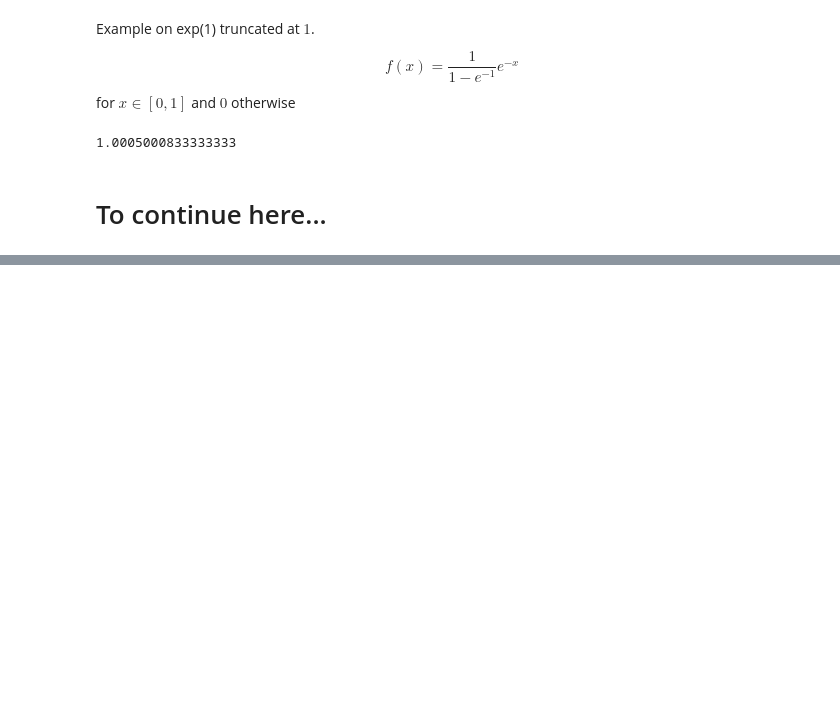
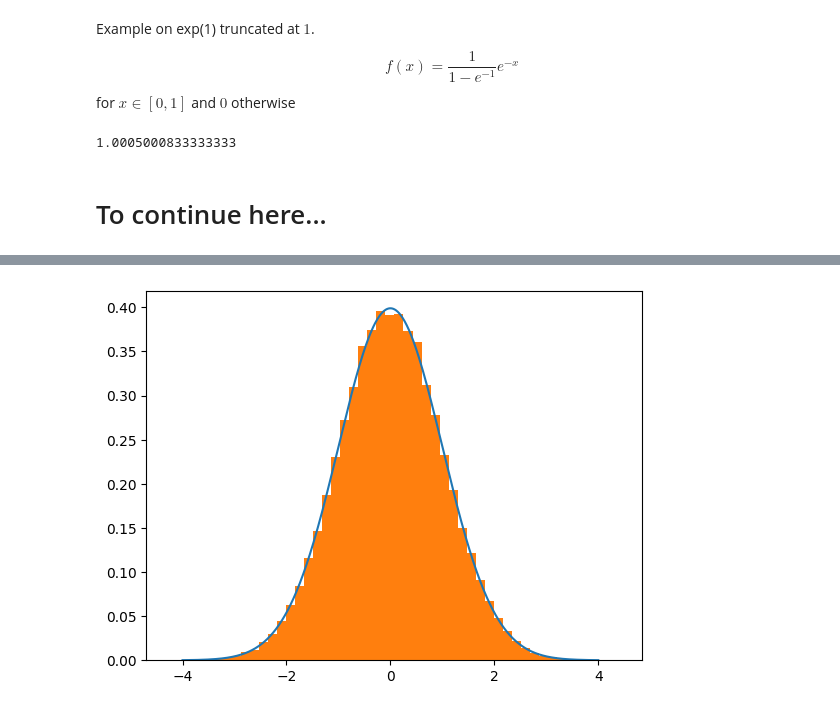
Before and after one commit to yoninazarathy/uq-stat2003-demos, a Jupyter notebook: Lec13_14.ipynb, the cells around one changed output, grey strips where cells are left out. Saved outputs shown, nothing was run; the diff lists cells and outputs as text; code cells hidden in the pictures; blank space fills up the shorter version.

```diff
--- a/Lec13_14.ipynb
+++ b/Lec13_14.ipynb
@@ -154,0 +196,11 @@ sum([target_exp_f(x)*0.001 for x in np.arange(0,1,0.001)]) #This is just a rough
+# %%
+def rv_normal_box_muller():
+    return math.sqrt(-2*math.log(uni_rv()))*math.cos(2*math.pi*uni_rv())
+# %%
+data = [rv_normal_box_muller() for _ in range(10**5)]
+x_vals = np.linspace(-4, 4, 1000)
+pdf_vals = [(2*math.pi)**-0.5 * math.exp(-x*x/2) for x in x_vals]
+plt.plot(x_vals, pdf_vals)
+plt.hist(data, bins = 50, density = True);
+# %% [output]
+[figure, added]
```
Also changed, not shown: parts of 20 cells of this notebook.
